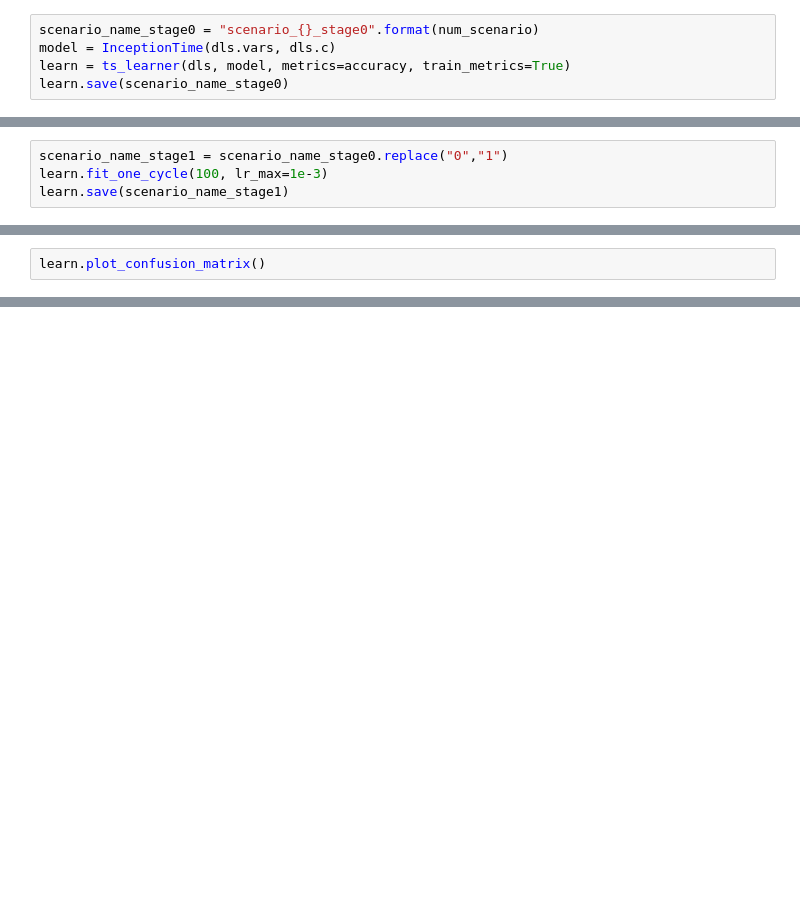
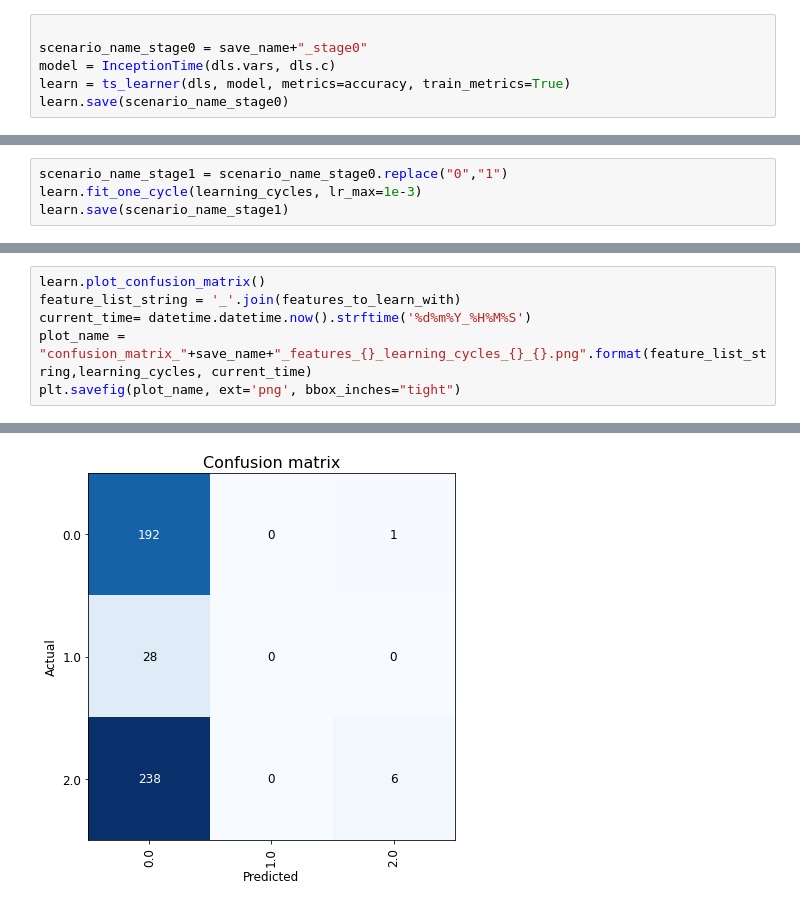
Before and after one commit to a-ludwig/smart_hans, a Jupyter notebook: Machine_learning/tsai_with_real_data_univariate.ipynb, the cells around one changed output, grey strips where cells are left out. Cells and saved outputs as stored; diff of their text form; blank space fills up the shorter version.

```diff
--- a/Machine_learning/tsai_with_real_data_univariate.ipynb
+++ b/Machine_learning/tsai_with_real_data_univariate.ipynb
@@ -30,5 +48,6 @@ Error:
 # %%
-scenario_name_stage0 = "scenario_{}_stage0".format(num_scenario)
+
+scenario_name_stage0 = save_name+"_stage0"
 model = InceptionTime(dls.vars, dls.c)
 learn = ts_learner(dls, model, metrics=accuracy, train_metrics=True)
 learn.save(scenario_name_stage0)
@@ -38,4 +63,4 @@ learn.lr_find()
 # %%
 scenario_name_stage1 = scenario_name_stage0.replace("0","1")
-learn.fit_one_cycle(100, lr_max=1e-3)
+learn.fit_one_cycle(learning_cycles, lr_max=1e-3)
 learn.save(scenario_name_stage1)
@@ -49,2 +101,7 @@ learn.show_probas()
-# %%
-learn.plot_confusion_matrix()
+# %%
+learn.plot_confusion_matrix()
+feature_list_string = '_'.join(features_to_learn_with)
+current_time= datetime.datetime.now().strftime('%d%m%Y_%H%M%S')
+plot_name = "confusion_matrix_"+save_name+"_features_{}_learning_cycles_{}_{}.png".format(feature_list_string,learning_cycles, current_time)
+plt.savefig(plot_name, ext='png', bbox_inches="tight")
+# %% [output]
@@ -51,2 +110,3 @@ learn.plot_confusion_matrix()
+[figure, added]
 # %%
 learn.plot_top_losses(X[splits[1]], y[splits[1]], largest=True)
```
Also changed, not shown: parts of 9 cells of this notebook.
